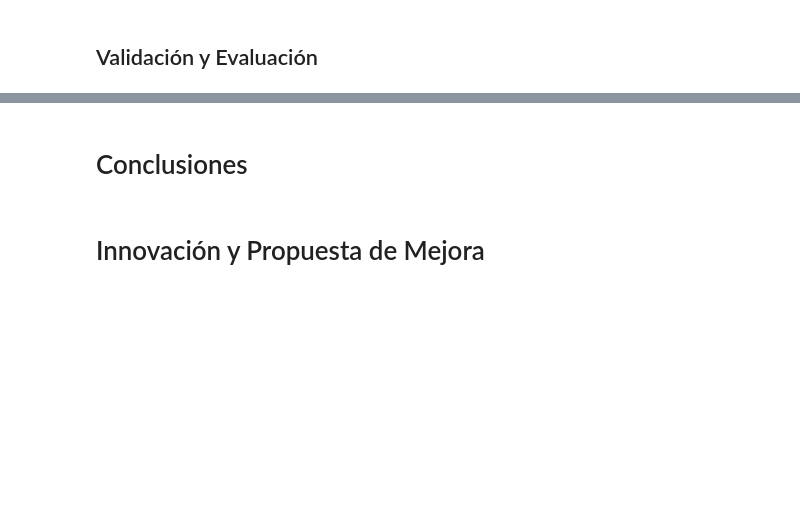
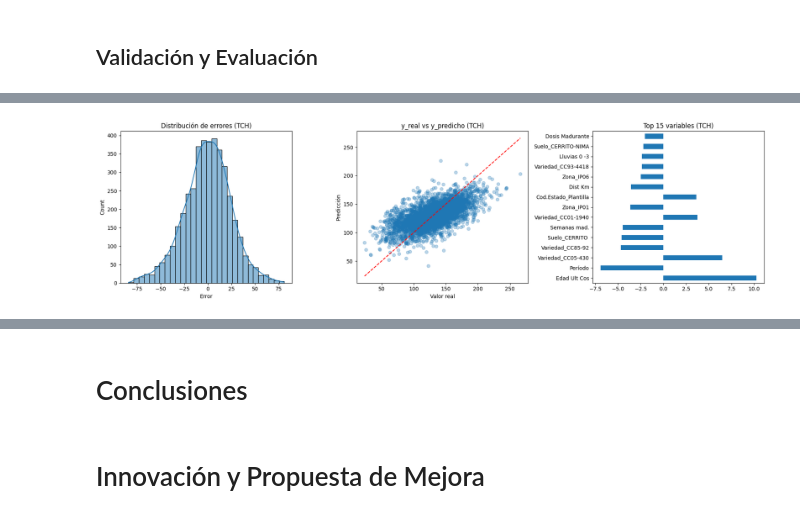
Before and after one commit to Aguado4/Taller-azucarera, a Jupyter notebook: Taller-azucarera.ipynb, the cells around one changed output, grey strips where cells are left out. Drawn from its saved outputs; the diff is of its cells as text; code cells hidden in the pictures; blank space fills up the shorter version.

```diff
--- a/Taller-azucarera.ipynb
+++ b/Taller-azucarera.ipynb
@@ -1407,0 +1671,96 @@ plot_residuals_diagnostics(ols_sac, "%Sac.Caña")
+# %%
+# =====================================================
+# Función de validación extendida con ElasticNet
+# =====================================================
+def validate_model_extended_enet(X, y, target_name="target", n_splits=5, test_size=0.2):
+    splitter = ShuffleSplit(n_splits=n_splits, test_size=test_size, random_state=42)
+    results = []
+
+    for train_idx, test_idx in splitter.split(X):
+        # Train/Test split
+        X_train, X_test = X.iloc[train_idx], X.iloc[test_idx]
+        y_train, y_test = y.iloc[train_idx], y.iloc[test_idx]
+
+        # Escalado
+        scaler = StandardScaler()
+        Xtr = scaler.fit_transform(X_train)
+        Xte = scaler.transform(X_test)
+
+        # ElasticNetCV para encontrar alpha y l1_ratio
+        enet_cv = ElasticNetCV(
+            alphas=np.logspace(-3, 2, 50),
+            l1_ratio=np.linspace(0.1, 0.9, 5),
+            cv=5,
+            max_iter=20000,
+            random_state=42
+        ).fit(Xtr, y_train)
+
+        # Modelo final con mejores hiperparámetros
+        enet = ElasticNet(
+            alpha=enet_cv.alpha_,
+            l1_ratio=enet_cv.l1_ratio_,
+            max_iter=20000,
+            random_state=42
+        ).fit(Xtr, y_train)
+
+        # Predicciones
+        y_pred = enet.predict(Xte)
+
+        # Métricas
+        results.append({
+            "R2": r2_score(y_test, y_pred),
+            "RMSE": mean_squared_error(y_test, y_pred, squared=False),
+            "MAE": mean_absolute_error(y_test, y_pred),
+            "MedAE": median_absolute_error(y_test, y_pred),
+            "MAPE": np.mean(np.abs((y_test - y_pred) / np.maximum(y_test, 1e-8))) * 100,
+            "MaxError": max_error(y_test, y_pred)
+        })
+
+    df_results = pd.DataFrame(results)
+    summary = df_results.describe().T[["mean","std","min","max"]]
+
+    print(f"\n#### Validación ShuffleSplit ({target_name}) con ElasticNet")
+    print(f"Mejor alpha: {enet_cv.alpha_:.4f} | Mejor l1_ratio: {enet_cv.l1_ratio_:.2f}")
+    print(summary)
+
+    # === Gráficas ===
+    fig, axes = plt.subplots(1, 3, figsize=(18,5))
+
+    # Distribución de errores
+    errors = y_test - y_pred
+    sns.histplot(errors, kde=True, ax=axes[0], bins=30)
+    axes[0].set_title(f"Distribución de errores ({target_name})")
+    axes[0].set_xlabel("Error")
+
+    # y_test vs y_pred
+    axes[1].scatter(y_test, y_pred, alpha=0.3)
+    axes[1].plot([y_test.min(), y_test.max()],
+                 [y_test.min(), y_test.max()],
+                 "r--")
+    axes[1].set_title(f"y_real vs y_predicho ({target_name})")
+    axes[1].set_xlabel("Valor real")
+    axes[1].set_ylabel("Predicción")
+
+    # Importancia de variables
+    coef = pd.Series(enet.coef_, index=X.columns)
+    coef_nonzero = coef[coef != 0].sort_values(key=abs, ascending=False)[:15]
+    coef_nonzero.plot(kind="barh", ax=axes[2])
+    axes[2].set_title(f"Top 15 variables ({target_name})")
+
+    plt.tight_layout()
+    plt.show()
+
+    return summary
+
+# =====================================================
+# Ejecutar validación extendida para TCH y %Sac.Caña
+# =====================================================
+summary_tch_enet = validate_model_extended_enet(X_tch_clean, y_tch_clean, "TCH")
+summary_sac_enet = validate_model_extended_enet(X_sac_clean, y_sac_clean, "%Sac.Caña")
+
+# #### Conclusiones automáticas
+print("\nConclusiones:")
+print("- ElasticNet permite balancear entre Lasso (selección de variables) y Ridge (estabilidad en colinealidad).")
+print("- Si los R² son mayores que en Lasso, significa que Lasso estaba eliminando variables útiles.")
+print("- Si los R² no cambian mucho pero el número de predictores seleccionados aumenta, ElasticNet aporta interpretabilidad.")
+# %% [output]
@@ -1407,0 +1776 @@ plot_residuals_diagnostics(ols_sac, "%Sac.Caña")
+[figure, added]
```
Also changed, not shown: parts of 13 cells of this notebook.
